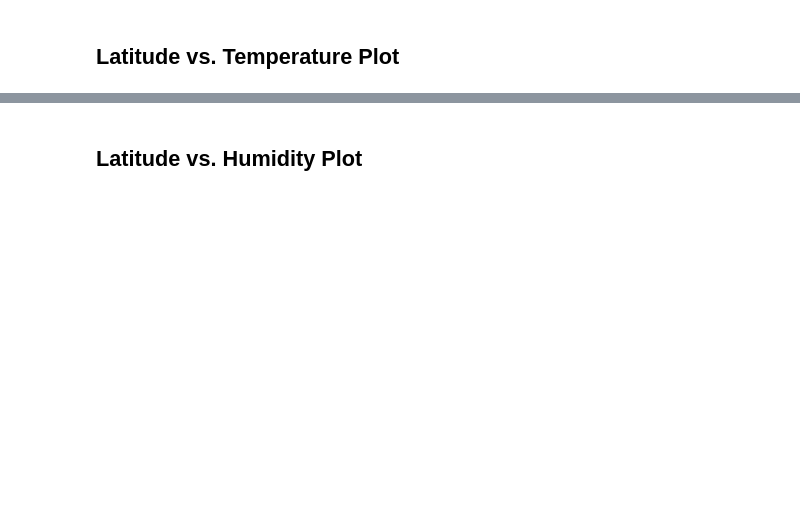
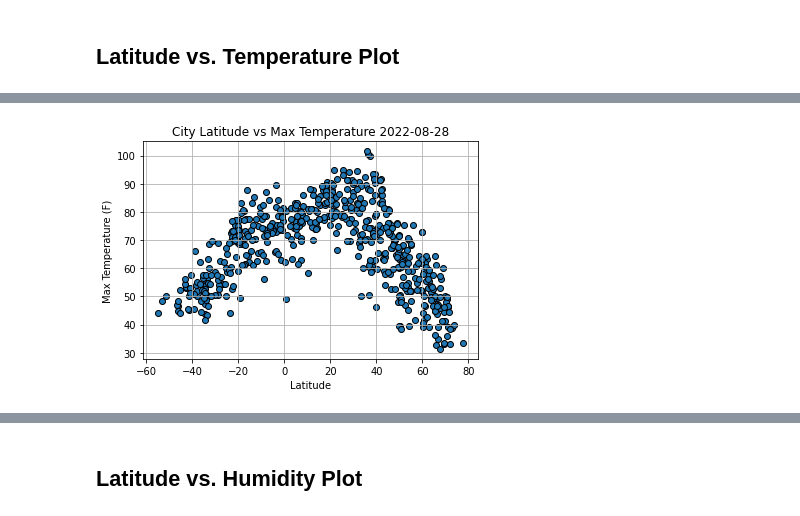
Before and after one commit to dabidma/python-api-challenge, a Jupyter notebook: WeatherPy/WeatherPy.ipynb, the cells around one changed output, grey strips where cells are left out. Saved outputs shown, nothing was run; the diff lists cells and outputs as text; code cells hidden in the pictures; blank space fills up the shorter version.

Commit message:
weatherpy finished add lin reg analysis later

```diff
--- a/WeatherPy/WeatherPy.ipynb
+++ b/WeatherPy/WeatherPy.ipynb
@@ -200,0 +217,11 @@ plt.scatter(weather_df['Lat'],weather_df['Max Temp'])
+# %%
+plt.scatter(weather_df['Lat'],weather_df['Max Temp'], edgecolors='black')
+plt.title(f'City Latitude vs Max Temperature {year_date_convert}')
+plt.xlabel('Latitude')
+plt.ylabel('Max Temperature (F)')
+plt.grid(True)
+#save to outputs/images folder
+plt.savefig('output/Chart Images/city_latitude_vs_max_temp.png')
+plt.show()
+# %% [output]
+[figure, added]
```
Also changed, not shown: parts of 35 cells of this notebook, 5 other files.
